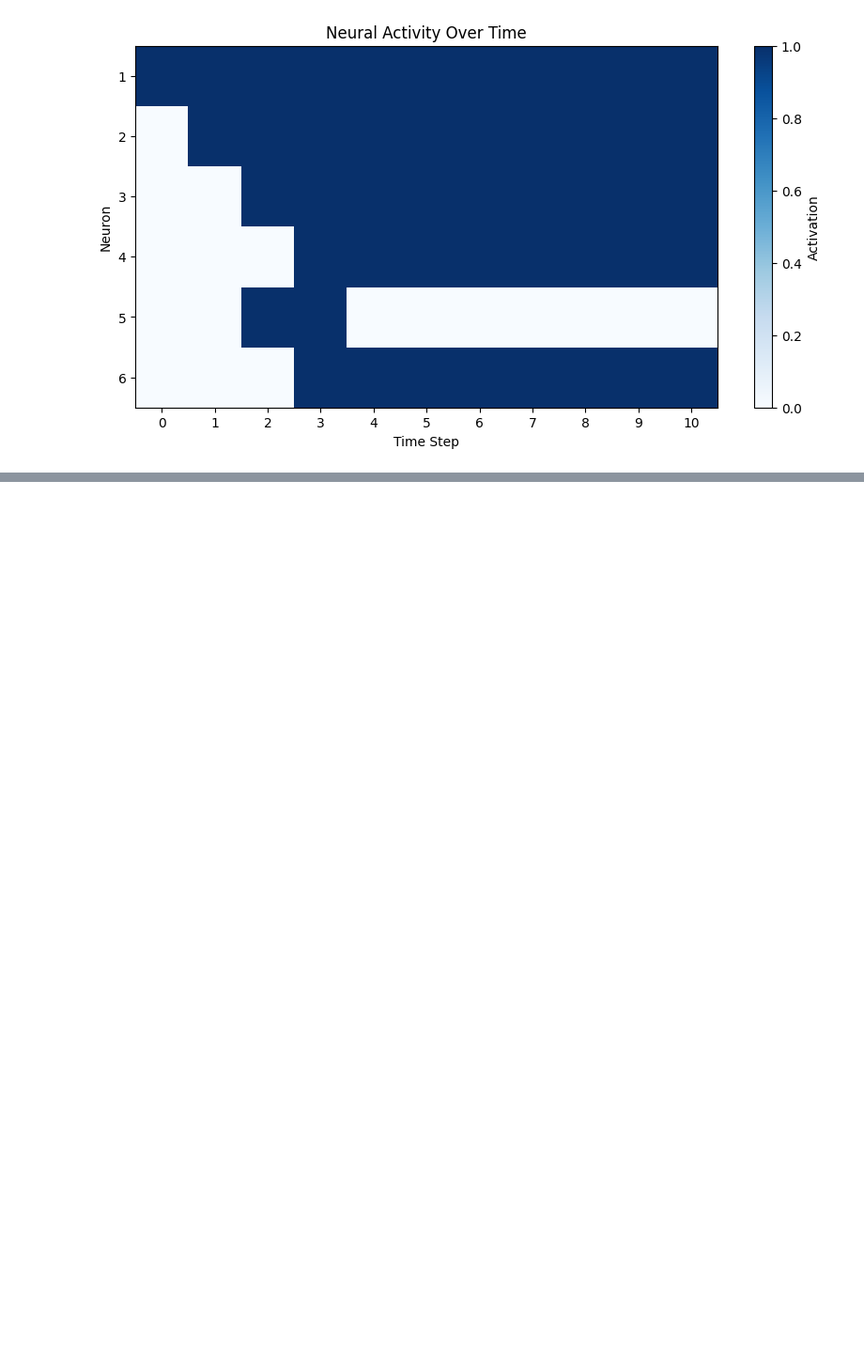
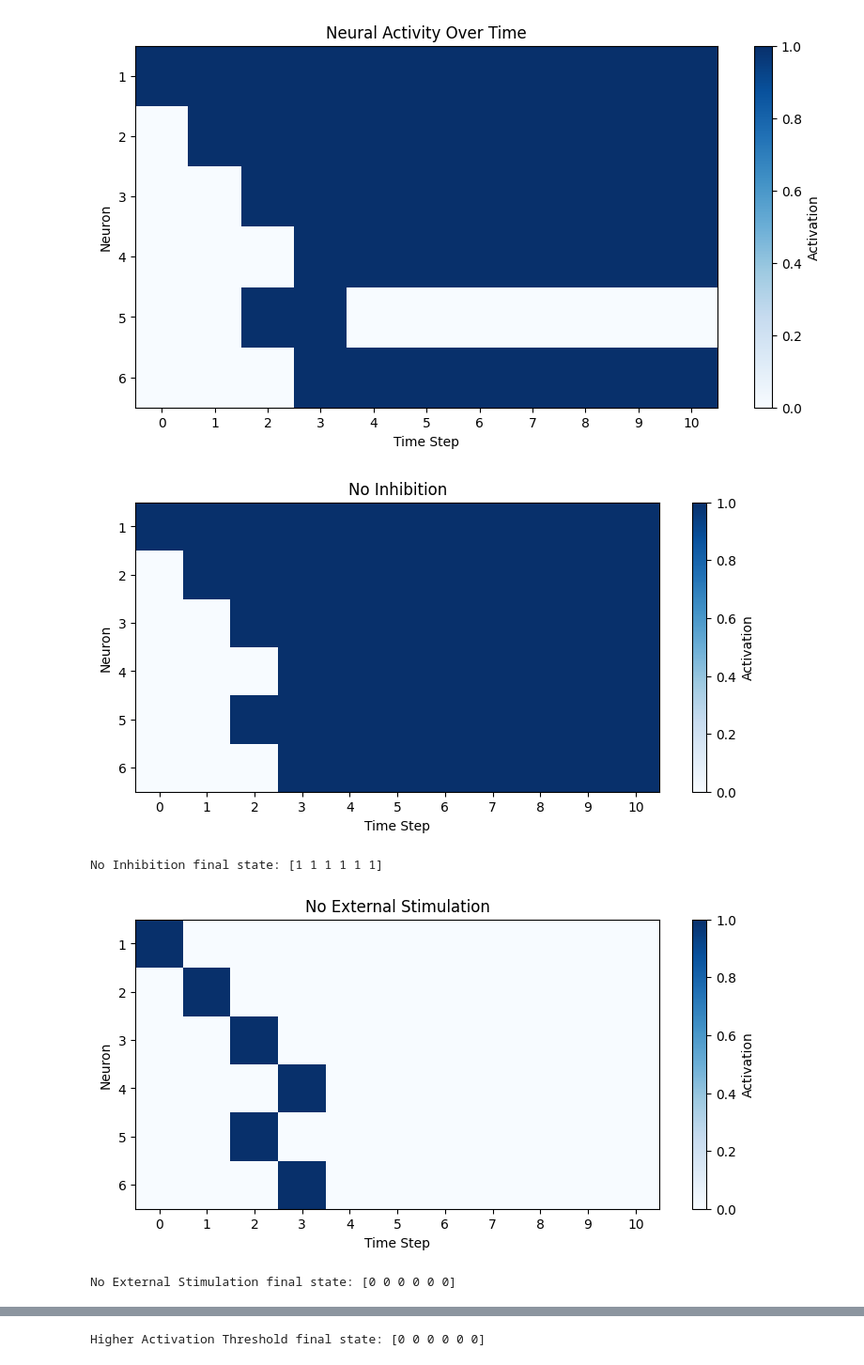
Before and after one commit to arjundutia/neural-forgetting, a Jupyter notebook: 11_interacting_neurons.ipynb, the cells around one changed output, grey strips where cells are left out. Shown at 94% size. Drawn from its saved outputs; the diff is of its cells as text; code cells hidden in the pictures; blank space fills up the shorter version.

Commit message:
Complete model 11 neural network interactions and experiments

```diff
--- a/11_interacting_neurons.ipynb
+++ b/11_interacting_neurons.ipynb
@@ -124,3 +124,55 @@ plt.colorbar(label="Activation")
 plt.show()
 # %% [output]
 [figure]
+# %%
+
+def simulate_network(W, bias, threshold, steps=10):
+    activities = np.array([1, 0, 0, 0, 0, 0])
+    history = [activities.copy()]
+
+    for t in range(steps):
+        activities = update_neurons(
+            activities, W, bias, threshold
+        )
+        history.append(activities.copy())
+
+    return np.array(history)
+
+
+# Experiment 1: Remove inhibition
+W_no_inhibition = W.copy()
+W_no_inhibition[4, 3] = 0
+
+# Experiment 2: Remove continuous stimulation
+bias_no_stimulation = np.zeros(num_neurons)
+
+# Experiment 3: Increase activation threshold
+higher_threshold = 1.3
+
+experiments = {
+    "No Inhibition": (W_no_inhibition, bias, threshold),
+    "No External Stimulation": (W, bias_no_stimulation, threshold),
+    "Higher Activation Threshold": (W, bias, higher_threshold)
+}
+
+for name, (weights, external_input, theta) in experiments.items():
+    result = simulate_network(weights, external_input, theta)
+
+    plt.figure(figsize=(9, 4))
+    plt.imshow(result.T, cmap="Blues", aspect="auto",
+               vmin=0, vmax=1)
+
+    plt.title(name)
+    plt.xlabel("Time Step")
+    plt.ylabel("Neuron")
+    plt.xticks(range(result.shape[0]))
+    plt.yticks(range(num_neurons), range(1, num_neurons + 1))
+    plt.colorbar(label="Activation")
+    plt.show()
+
+    print(f"{name} final state: {result[-1]}")
+# %% [output]
+[figure, added]
+No Inhibition final state: [1 1 1 1 1 1]
+[figure, added]
+No External Stimulation final state: [0 0 0 0 0 0]
@@ -126,0 +180 @@ plt.show()
+Higher Activation Threshold final state: [0 0 0 0 0 0]
```
Also changed, not shown: parts of 3 cells of this notebook.
